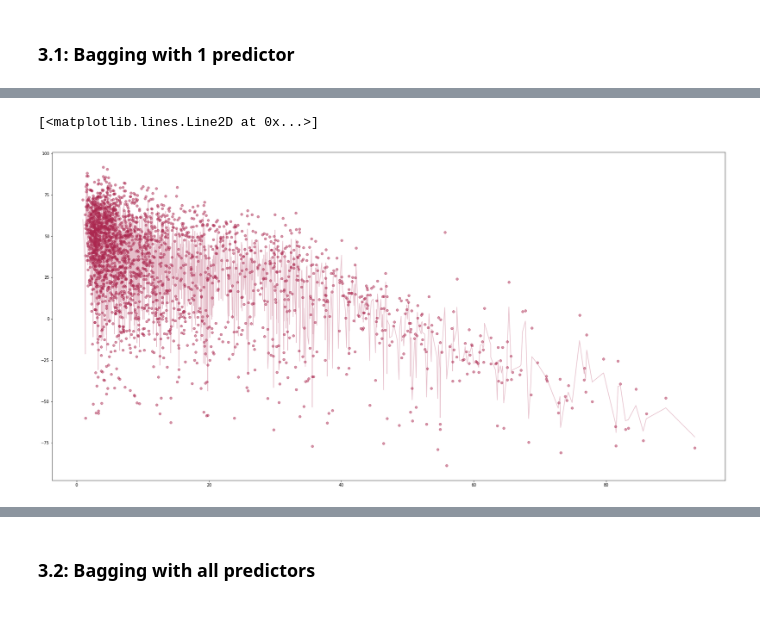
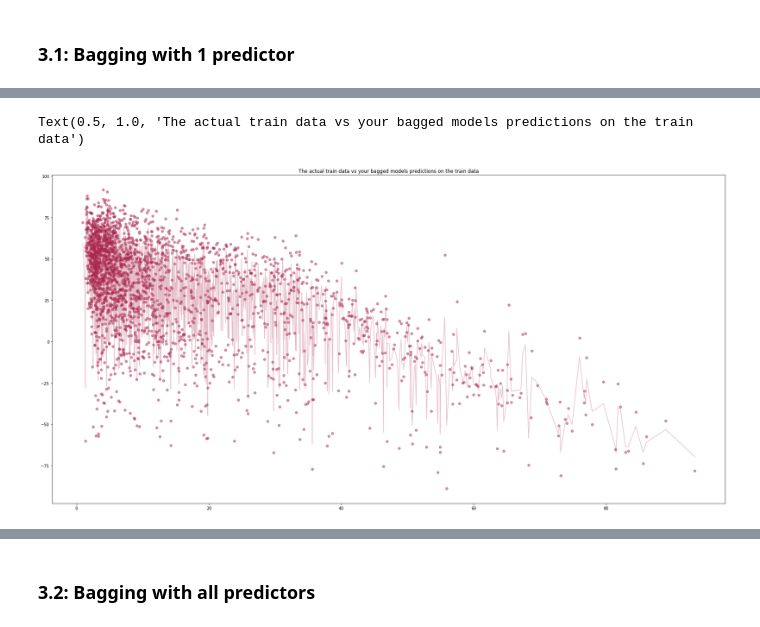
Before and after one commit to bitanb1999/univ-ml2-lab1, a Jupyter notebook: distribute_lab1.ipynb, the cells around one changed output, grey strips where cells are left out. Cells and saved outputs as stored; diff of their text form; code cells hidden in the pictures.

```diff
--- a/distribute_lab1.ipynb
+++ b/distribute_lab1.ipynb
@@ -284,9 +286,10 @@ est.score(X_train[['minority']],y_train)
 # %%
 #Plot the actual train data vs your bagged models predictions on the train data
 fig,ax=plt.subplots(figsize=(30,15))
 plt.plot(X_train[['minority']],y_train,'o',color='#AB274F', markersize=6, label="Train Data",alpha=0.5)
 sort_x=X_train.sort_values(by='minority')
 plt.plot(sort_x[['minority']],est.predict(sort_x[['minority']]),color='#AB274F',alpha=0.3)
+plt.title("The actual train data vs your bagged models predictions on the train data")
 # %% [output]
-[<matplotlib.lines.Line2D at 0x...>]
+Text(0.5, 1.0, 'The actual train data vs your bagged models predictions on the train data')
-[figure, old version]
+[figure, new version]
```
Also changed, not shown: parts of 16 cells of this notebook.
